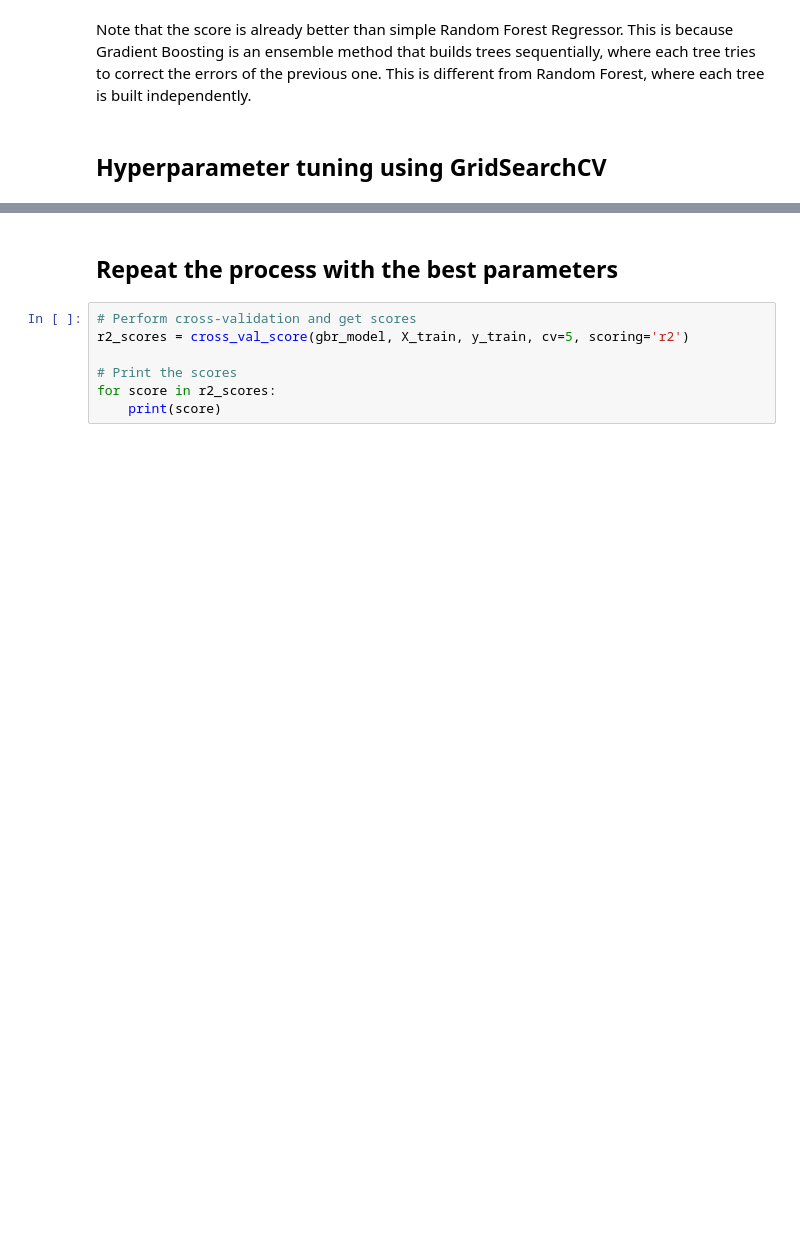
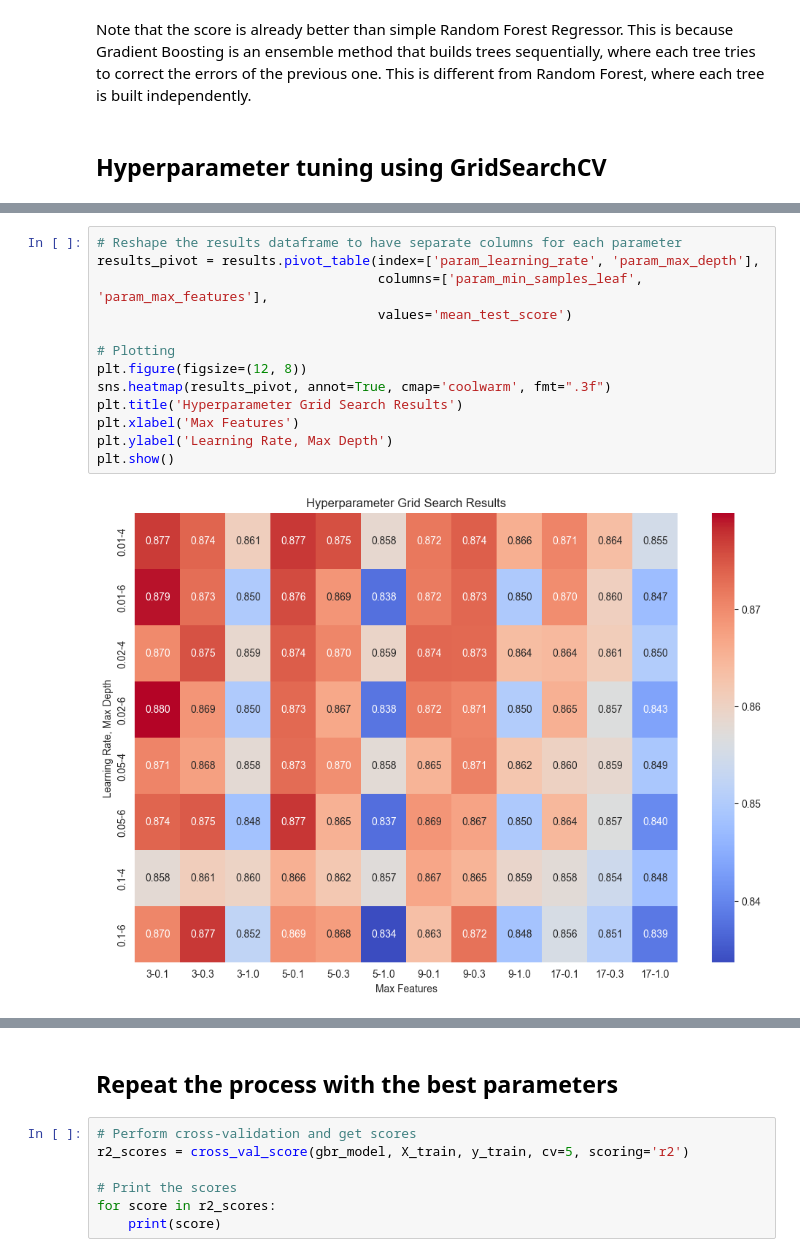
Before and after one commit to Vincent881909/ml-group124, a Jupyter notebook: src/GradientBoostingRegressor.ipynb, the cells around one changed output, grey strips where cells are left out. Saved outputs shown, nothing was run; the diff lists cells and outputs as text; blank space fills up the shorter version.

Commit message:
Tuned further hyperparameters, got a better model. Added some more plots

```diff
--- a/src/GradientBoostingRegressor.ipynb
+++ b/src/GradientBoostingRegressor.ipynb
@@ -76,0 +110,15 @@ Best score:  -27186.40331028834
+# %%
+# Reshape the results dataframe to have separate columns for each parameter
+results_pivot = results.pivot_table(index=['param_learning_rate', 'param_max_depth'],
+                                    columns=['param_min_samples_leaf', 'param_max_features'],
+                                    values='mean_test_score')
+
+# Plotting
+plt.figure(figsize=(12, 8))
+sns.heatmap(results_pivot, annot=True, cmap='coolwarm', fmt=".3f")
+plt.title('Hyperparameter Grid Search Results')
+plt.xlabel('Max Features')
+plt.ylabel('Learning Rate, Max Depth')
+plt.show()
+# %% [output]
+[figure, added]
```
Also changed, not shown: parts of 13 cells of this notebook.
